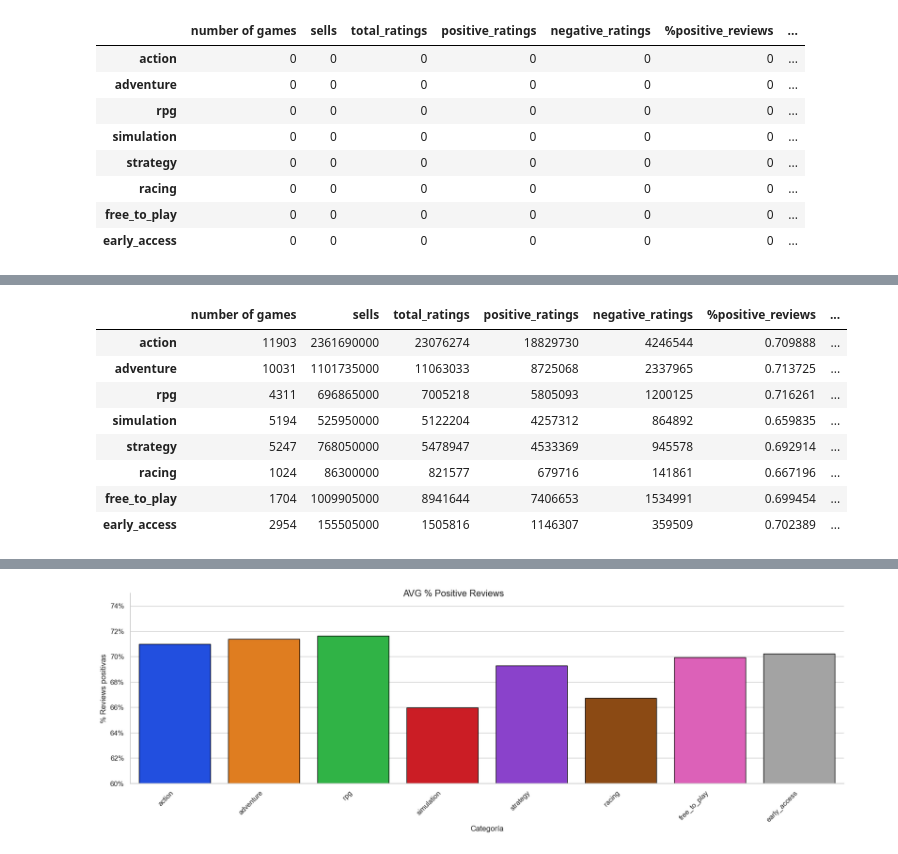
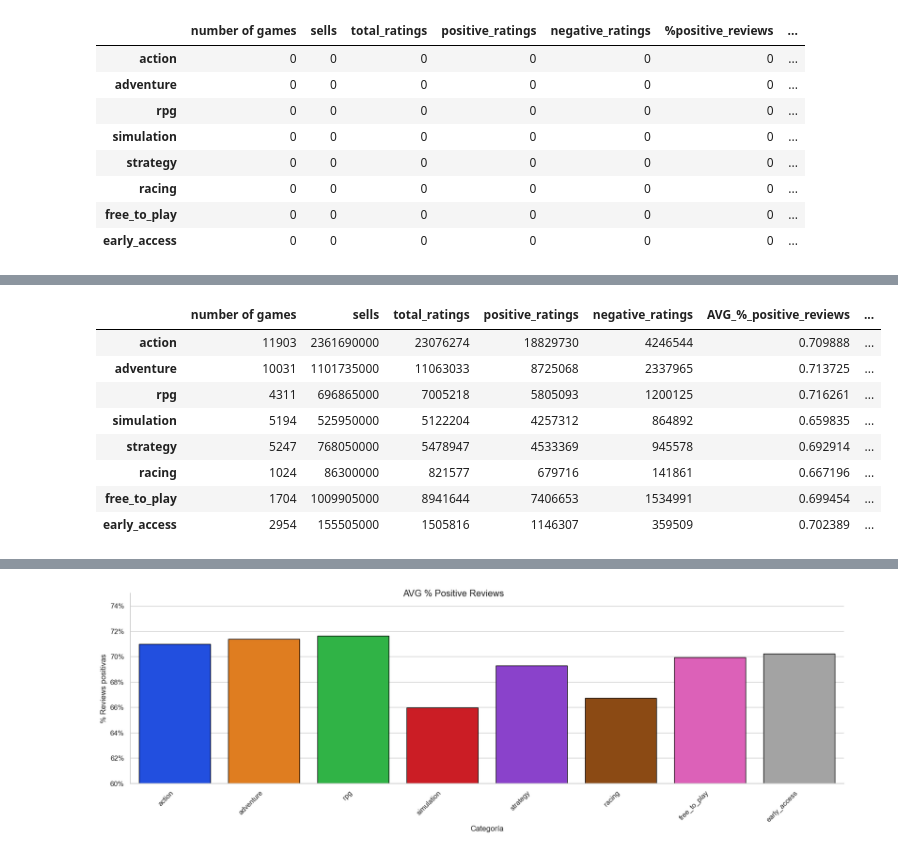
Before and after one commit to Dexinator/steam, a Jupyter notebook: steam.ipynb, the cells around one changed output, grey strips where cells are left out. Saved outputs shown, nothing was run; the diff lists cells and outputs as text; code cells hidden in the pictures.

```diff
--- a/steam.ipynb
+++ b/steam.ipynb
@@ -404,12 +388,0 @@ dtype: float64
-# %%
-genre_reviews
-# %% [output]
-|  | number of games | sells | total_ratings | positive_ratings | negative_ratings | %positive_reviews | ... |
-| action | 11903 | 2361690000 | 23076274 | 18829730 | 4246544 | 0.709888 | ... |
-| adventure | 10031 | 1101735000 | 11063033 | 8725068 | 2337965 | 0.713725 | ... |
-| rpg | 4311 | 696865000 | 7005218 | 5805093 | 1200125 | 0.716261 | ... |
-| simulation | 5194 | 525950000 | 5122204 | 4257312 | 864892 | 0.659835 | ... |
-| strategy | 5247 | 768050000 | 5478947 | 4533369 | 945578 | 0.692914 | ... |
-| racing | 1024 | 86300000 | 821577 | 679716 | 141861 | 0.667196 | ... |
-| free_to_play | 1704 | 1009905000 | 8941644 | 7406653 | 1534991 | 0.699454 | ... |
-| early_access | 2954 | 155505000 | 1505816 | 1146307 | 359509 | 0.702389 | ... |
@@ -415,0 +395,15 @@ genre_reviews
+# %%
+#Visualizamos nuestra tabla
+#Cambiaremos el nombre de las columnas %positive_reviews por AVG_%_positive_reviews para que sea preciso.
+genre_reviews.rename(columns={"%positive_reviews":"AVG_%_positive_reviews","%negative_reviews":"AVG_%_negative_reviews","positive_participation":"AVG_positive_participation","negative_participation":"AVG_negative_participation"}, inplace=True)
+genre_reviews
+# %% [output]
+|  | number of games | sells | total_ratings | positive_ratings | negative_ratings | AVG_%_positive_reviews | ... |
+| action | 11903 | 2361690000 | 23076274 | 18829730 | 4246544 | 0.709888 | ... |
+| adventure | 10031 | 1101735000 | 11063033 | 8725068 | 2337965 | 0.713725 | ... |
+| rpg | 4311 | 696865000 | 7005218 | 5805093 | 1200125 | 0.716261 | ... |
+| simulation | 5194 | 525950000 | 5122204 | 4257312 | 864892 | 0.659835 | ... |
+| strategy | 5247 | 768050000 | 5478947 | 4533369 | 945578 | 0.692914 | ... |
+| racing | 1024 | 86300000 | 821577 | 679716 | 141861 | 0.667196 | ... |
+| free_to_play | 1704 | 1009905000 | 8941644 | 7406653 | 1534991 | 0.699454 | ... |
+| early_access | 2954 | 155505000 | 1505816 | 1146307 | 359509 | 0.702389 | ... |
```
Also changed, not shown: parts of 26 cells of this notebook.
